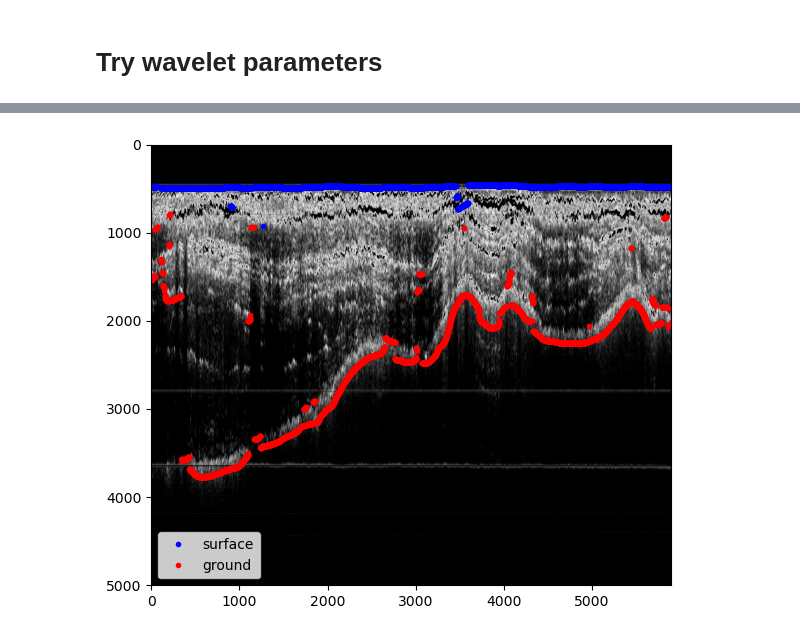
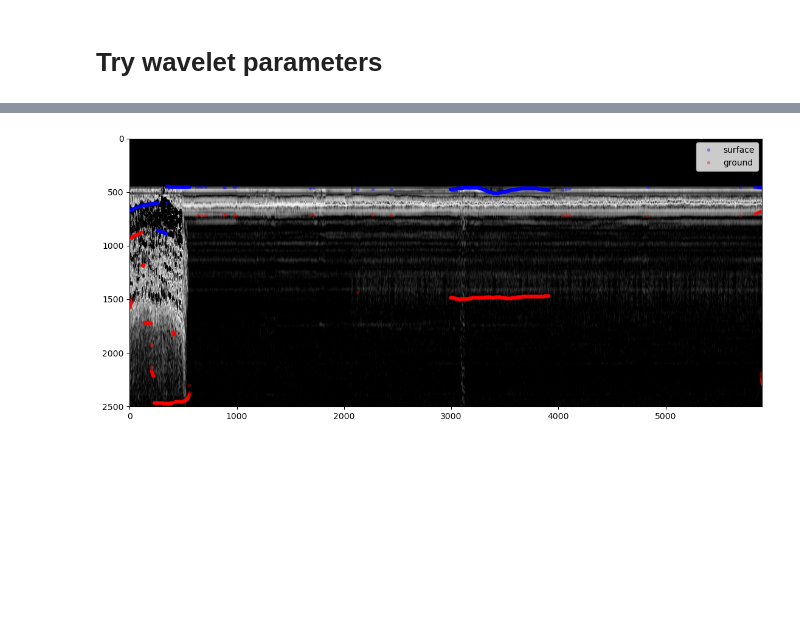
Before and after one commit to jukesliu/snow-radar, a Jupyter notebook: process_FMCW_output.ipynb, the cells around one changed output, grey strips where cells are left out. Saved outputs shown, nothing was run; the diff lists cells and outputs as text; code cells hidden in the pictures; blank space fills up the shorter version.

```diff
--- a/process_FMCW_output.ipynb
+++ b/process_FMCW_output.ipynb
@@ -38,5 +38,7 @@ print(files)
 ['GPS_all.mat', 'p1_1.mat', 'p1_10.mat', 'p1_11.mat', 'p1_12.mat', 'p1_13.mat', 'p1_14.mat', 'p1_15.mat', 'p1_16.mat', 'p1_17.mat', 'p1_18.mat', 'p1_19.mat', 'p1_2.mat', 'p1_3.mat', 'p1_4.mat', 'p1_5. ...
 # %%
 # read in processed data
-[PDATA, TWT] = read_mat_data(filespath+'pdriftzigzag_13_PDATA.mat')
+[PDATA, TWT] = read_mat_data(filespath+'pdriftzigzag_8_PDATA.mat')
+halfidx = PDATA.shape[0]
 TWT = TWT[0][halfidx:]
+len(TWT)
@@ -51,7 +55,7 @@ fig, (ax1,ax2) = plt.subplots(1,2,figsize=(14,14)) # initialize a figure to show
 ax1.imshow(PDATA, vmin=np.percentile(PDATA,50), vmax=np.percentile(PDATA,100), cmap='Greys_r')
 ax1.set_title("raw data")
 
-PDATA = PDATA[:5000,:]# keep only upper portion of the data
+PDATA = PDATA[:2500,:]# keep only upper portion of the data
 
 ax2.imshow(PDATA, vmin=np.percentile(PDATA,50), vmax=np.percentile(PDATA,100), cmap='Greys_r')
 ax2.set_title("subset")
@@ -109,5 +110,6 @@ def remove_flats(RADARGRAM, minval, noise_thresh=1.0):
 
     return RADARGRAM
 # %%
-rd1 = remove_flats(PDATA, np.percentile(PDATA,50), np.std(PDATA)*3) # use the std of the radargram as the noise threshold
+rd1 = remove_flats(PDATA, np.percentile(PDATA,50), np.std(PDATA)*2) # use the std of the radargram as the noise threshold
+# use 2-4x STD
 # %% [output]
@@ -251,7 +253,7 @@ def wtmmradar(radargram, TWT, wtmm_scale, size_thresh, mod_thresh_multiplier):
 # %%
 radargram = rd_norm
 wtmm_scale = 400
-size_thresh = 80
+size_thresh = 100
 mod_thresh_multiplier = 1.2
 
 x_idxs = []
@@ -302,6 +304,7 @@ chain_coords = list(zip(xs,ys)); chain_coords.sort() # sort by xs
 xs = list(xs); ys = list(ys)
 # %%
 # PLOT RESULTS:
+a=0.3
 fig,ax = plt.subplots(1,figsize=(15,5))
 ax.imshow(np.array(radargram),cmap='gray')
 ax.set_xlim([0, np.array(radargram).shape[1]])
@@ -310,33 +313,33 @@ ax.invert_yaxis(); ax.set_aspect('equal')
 
 # FOR EACH COLUMN GRAB FIRST AND SECOND RETURN AND SUBTRACT (ONLY IF THERE ARE AT LEAST TWO), WINDOW REMOVED
 for x_idx in range(0,radargram.shape[1]):
     coord_idxs = np.where(np.array(xs) == x_idx)
     coord_idxs = coord_idxs[0]
     # if there are at least 2 crossings at the x
     if len(coord_idxs) > 2:
         cxs = []; cys = []
         for idx in coord_idxs:
             cxs.append(xs[idx]); cys.append(ys[idx]) # grab the x and y coordinates
 
         # grab the first pair of ys that is > 1 apart
         diff_idxs = np.where(np.diff(cys) > 1)[0]
         if len(diff_idxs) > 0:
             diff_first = diff_idxs[0]
             diff_last = diff_idxs[-1]+1
             Isurf = int(cys[diff_first]) # grab the returns
             # Iground = int(cys[diff_first+1]) # grab the paired return
             Iground = int(cys[diff_last]) # grab the last return
             depth = (TWT[Iground]-TWT[Isurf])*2.25e10 # calculate depth from TWTs
             # print(depth)
-            ax.plot(x_idx, Isurf, 'b.')# plot the surface return
-            ax.plot(x_idx, Iground, 'r.')# plot the ground return
+            ax.plot(x_idx, Isurf, 'b.', alpha=a)# plot the surface return
+            ax.plot(x_idx, Iground, 'r.', alpha=a)# plot the ground return
             depths.append(depth)
         else:
             depths.append(np.NaN)
 
 plt.tight_layout()
 ax.legend(['surface','ground'])
 plt.savefig('/Users/jukesliu/Documents/POSTDOC/snow-radar/RY_output/wtmm_radar_'+str(wtmm_scale)+'scale_'+str(size_thresh)+'sizethresh.jpg',dpi=200)
 plt.show()
 # %% [output]
-[figure, old version]
+[figure, new version]
```
Also changed, not shown: parts of 12 cells of this notebook, 1 other file.
